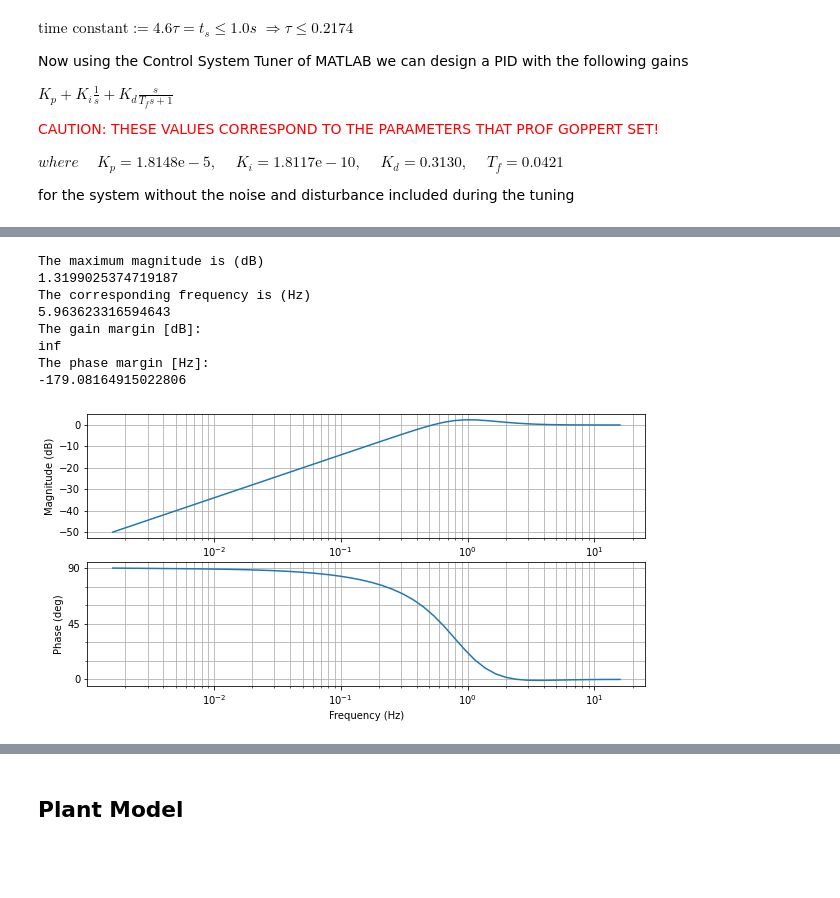
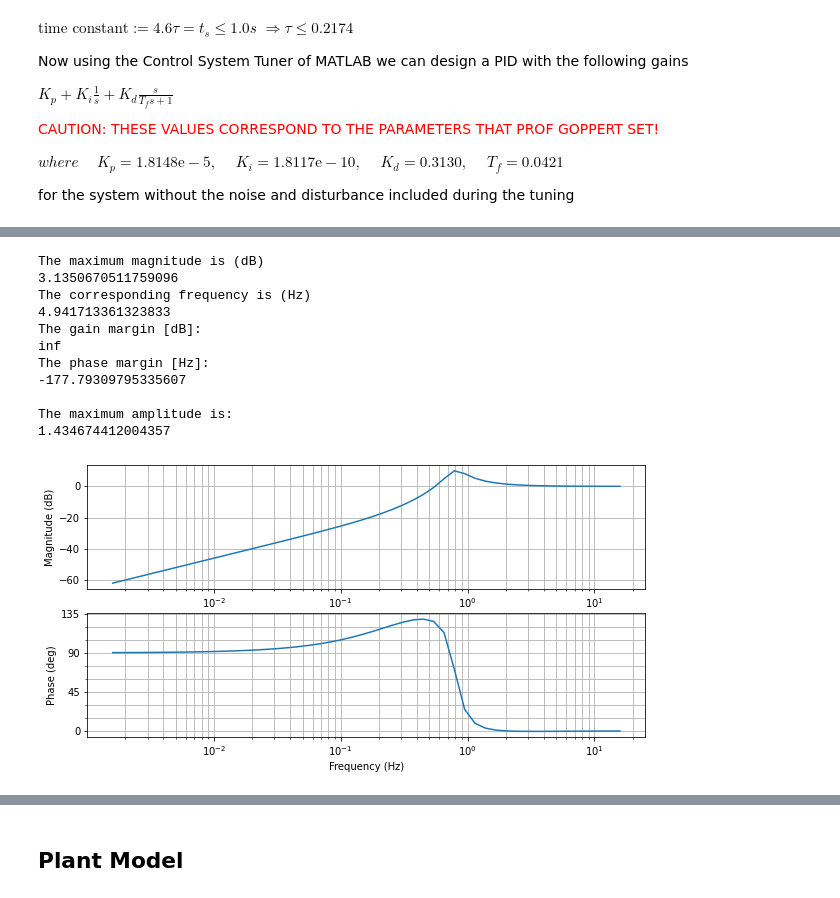
Before and after one commit to smallpondtom/aae451-notebook, a Jupyter notebook: 5-VTOL-Control/VTOL-Control.ipynb, the cells around one changed output, grey strips where cells are left out. Drawn from its saved outputs; the diff is of its cells as text; code cells hidden in the pictures; blank space fills up the shorter version.

```diff
--- a/5-VTOL-Control/VTOL-Control.ipynb
+++ b/5-VTOL-Control/VTOL-Control.ipynb
@@ -19,6 +19,12 @@ def my_root_locus(G, kvect=None):
     plt.grid();
     plt.legend()
     plt.axis('equal')
+# %%
+# Moment of inertias
+
+Ixx = 43791.487  # kg-m2
+Iyy = 26276.809  # kg-m2
+Izz = 64178.788  # kg-m2
 # %% [markdown]
 # Fan Model
 # %% [markdown]
@@ -134,0 +245,6 @@ my_root_locus(G*H, np.logspace(-10, 1, 1000))
+# %%
+tau_p = 2
+theta_max = 120 / 180 * np.pi  # radians
+s = control.tf([1, 0], [1])
+G_p = theta_max*(tau_p/(s+tau_p))
+G_p
@@ -134,0 +290,7 @@ my_root_locus(G*H, np.logspace(-10, 1, 1000))
+# %%
+l = 3.68
+F = 71.22e3   # constant thrust
+Jzz = Ixx + Iyy
+Gyaw = 1/(Jzz*s**2)  # Plant for the "k"inematics
+G = Gyaw * l * F * G_p
+G
@@ -134,0 +330,10 @@ my_root_locus(G*H, np.logspace(-10, 1, 1000))
+# %%
+# H = 0.29*(s/1 + 1)/(s/30 + 1)  # lead-lag
+
+kp = 1.06871735994522e-07
+ki = 2.16100485542201e-09
+kd = 0.532021304022898
+N = 46.9579930140891
+H = kp + ki / s + kd * (N / (1 + N * (1 / s)))
+
+my_root_locus(G*H, np.logspace(-10, 1, 1000))
@@ -156,29 +363,36 @@ control.bode(e_n, omega=2*np.pi*np.logspace(-2, 2), Hz=True);
 # %%
 e_d = 1/(1 + G*H)
 mag, phase, omega = control.bode(e_d, omega=np.logspace(-2, 2), Hz=True, dB=True);
 
 mag = np.array(mag)
 omega = np.array(omega)
 max_idx = np.argmax(mag)
 print("The maximum magnitude is (dB)")
 print(mag[max_idx])
 print("The corresponding frequency is (Hz)")
 print(omega[max_idx])
 
-
 # Obtain the phase margins and gain margins
 gm, pm, sm, wg, wp, ws = control.stability_margins((mag, phase, omega))
 print("The gain margin [dB]:")
 print(gm)
 print("The phase margin [Hz]:")
 print(pm)
+
+# Compute the maximum amplitude from the bode plot
+Amax = 10 ** (mag[max_idx] / 20)
+print("\nThe maximum amplitude is:")
+print(Amax)
 # %% [output]
 The maximum magnitude is (dB)
-1.3199025374719187
+3.1350670511759096
 The corresponding frequency is (Hz)
-5.963623316594643
+4.941713361323833
 The gain margin [dB]:
 inf
 The phase margin [Hz]:
--179.08164915022806
+-177.79309795335607
+
+The maximum amplitude is:
+1.434674412004357
-[figure, old version]
+[figure, new version]
```
Also changed, not shown: parts of 65 cells of this notebook.
